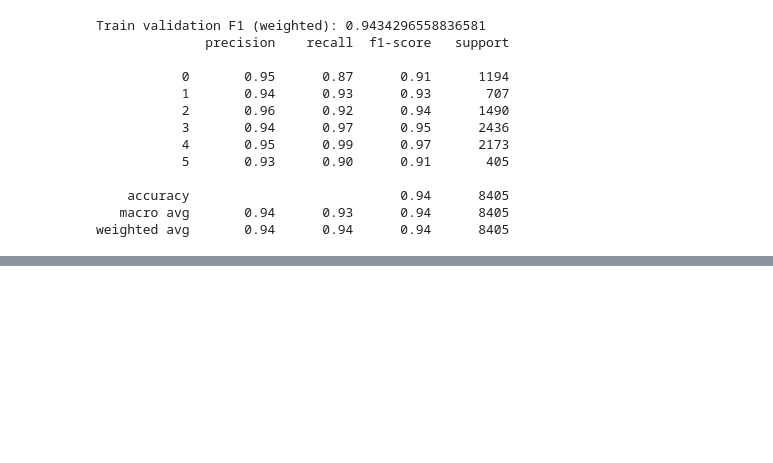
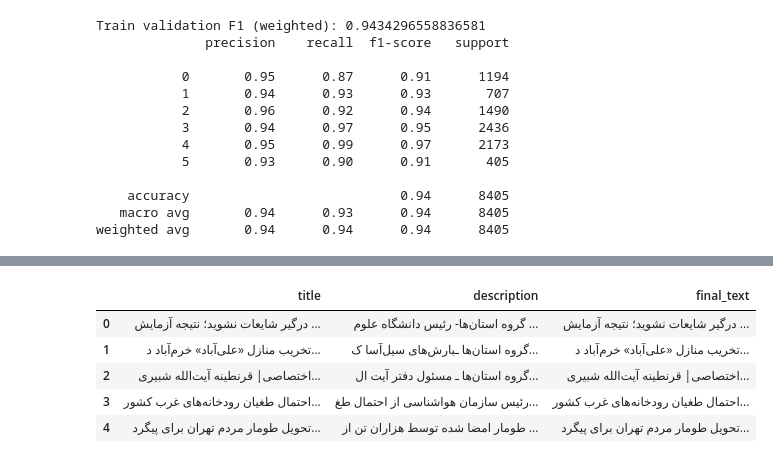
Before and after one commit to Mo-sharifi/news_classification, a Jupyter notebook: main.ipynb, the cells around one changed output, grey strips where cells are left out. Drawn from its saved outputs; the diff is of its cells as text; code cells hidden in the pictures; blank space fills up the shorter version.

Commit message:
build test final_text (title + description) with same preprocessing

```diff
--- a/main.ipynb
+++ b/main.ipynb
@@ -490,0 +494,3 @@ weighted avg       0.94      0.94      0.94      8405
+# %%
+df_test = pd.read_csv("./data/test_data.csv")
+df_test.head()
@@ -490,0 +504,11 @@ weighted avg       0.94      0.94      0.94      8405
+# %%
+df_test["final_text"] = (df_test["title"] + " " + df_test["description"]).str.strip()
+# %%
+df_test.head()
+# %% [output]
+|  | title | description | final_text |
+| 0 | درگیر شایعات نشوید؛ نتیجه آزمایش ... | گروه استان‌ها- رئیس دانشگاه علوم ... | درگیر شایعات نشوید؛ نتیجه آزمایش ... |
+| 1 | تخریب منازل «علی‌آباد» خرم‌آباد د... | گروه استان‌ها ـبارش‌های سیل‌آسا ک... | تخریب منازل «علی‌آباد» خرم‌آباد د... |
+| 2 | ‌اختصاصی| قرنطینه آیت‌الله شبیری‌... | گروه استان‌ها ـ مسئول دفتر آیت ال... | ‌اختصاصی| قرنطینه آیت‌الله شبیری‌... |
+| 3 | احتمال طغیان رودخانه‌های غرب کشور... | رئیس سازمان هواشناسی از احتمال طغ... | احتمال طغیان رودخانه‌های غرب کشور... |
+| 4 | تحویل طومار مردم تهران برای پیگرد... | طومار امضا شده توسط هزاران تن از ... | تحویل طومار مردم تهران برای پیگرد... |
```
Also changed, not shown: parts of 4 cells of this notebook.
